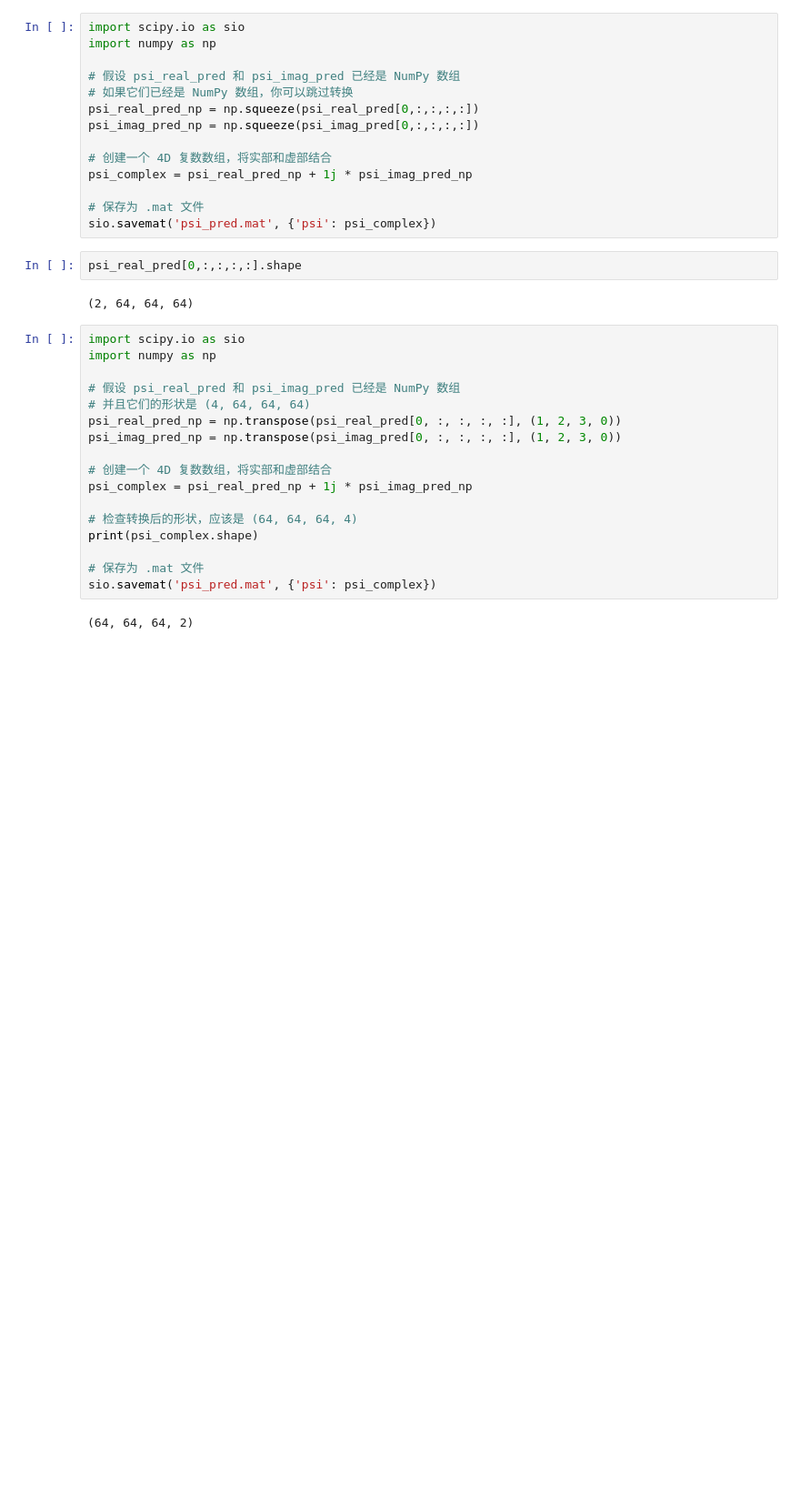
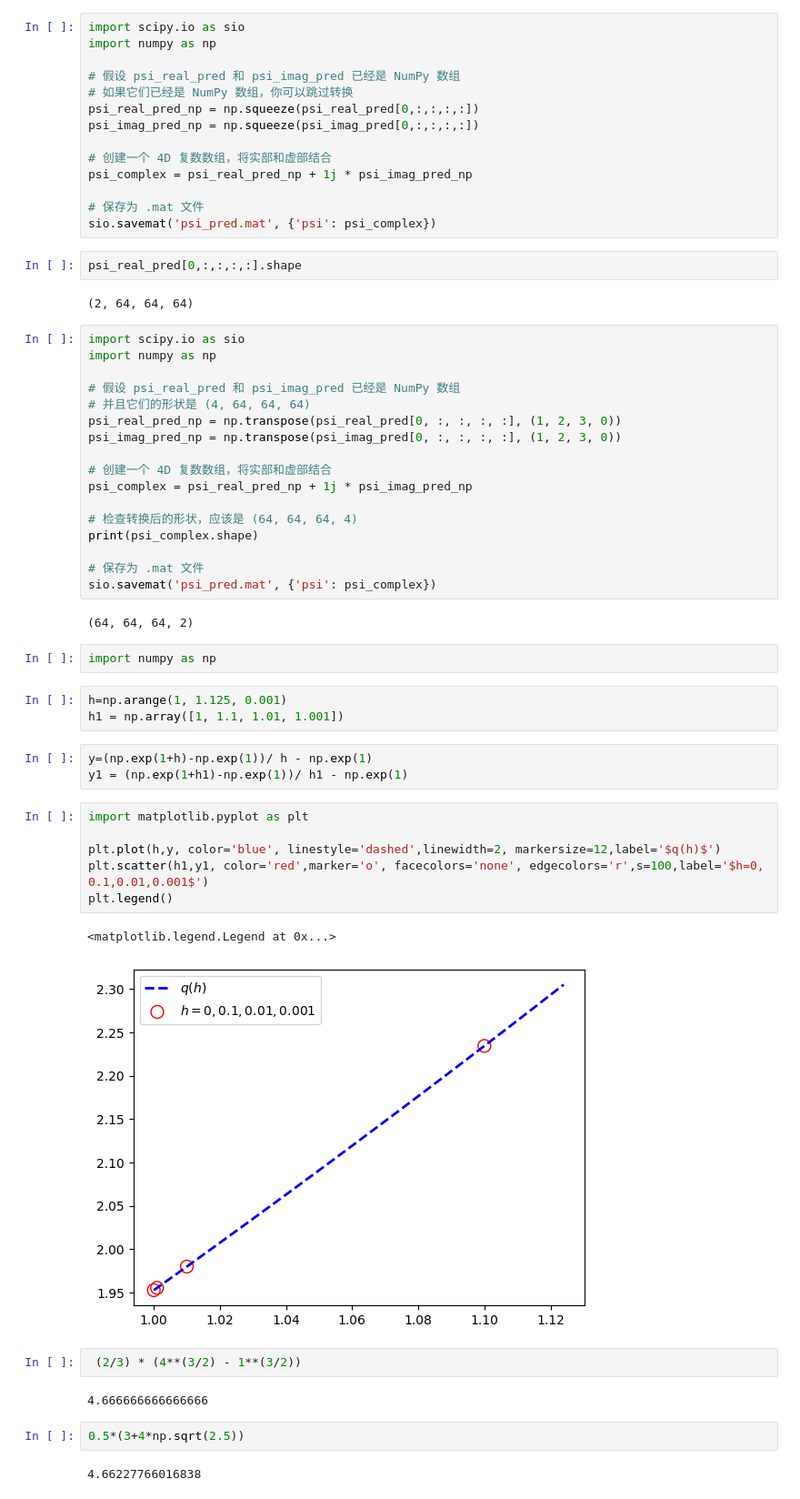
Before and after one commit to jackyvava/SR_waveFunction, a Jupyter notebook: Ginzburg_Lan/code5/code.ipynb, the cells around one changed output. Shown: that part at 91% size. Cells and saved outputs as stored; diff of their text form; blank space fills up the shorter version.

```diff
--- a/Ginzburg_Lan/code5/code.ipynb
+++ b/Ginzburg_Lan/code5/code.ipynb
@@ -367,3 +367,28 @@ print(psi_complex.shape)
 sio.savemat('psi_pred.mat', {'psi': psi_complex})
 # %% [output]
 (64, 64, 64, 2)
+# %%
+import numpy as np
+# %%
+h=np.arange(1, 1.125, 0.001)
+h1 = np.array([1, 1.1, 1.01, 1.001])
+# %%
+y=(np.exp(1+h)-np.exp(1))/ h - np.exp(1)
+y1 = (np.exp(1+h1)-np.exp(1))/ h1 - np.exp(1)
+# %%
+import matplotlib.pyplot as plt
+
+plt.plot(h,y, color='blue', linestyle='dashed',linewidth=2, markersize=12,label='$q(h)$')
+plt.scatter(h1,y1, color='red',marker='o', facecolors='none', edgecolors='r',s=100,label='$h=0, 0.1,0.01,0.001$')
+plt.legend()
+# %% [output]
+<matplotlib.legend.Legend at 0x...>
+[figure, added]
+# %%
+ (2/3) * (4**(3/2) - 1**(3/2))
+# %% [output]
+4.666666666666666
+# %%
+0.5*(3+4*np.sqrt(2.5))
+# %% [output]
+4.66227766016838
```
Also changed, not shown: 3 other files.
